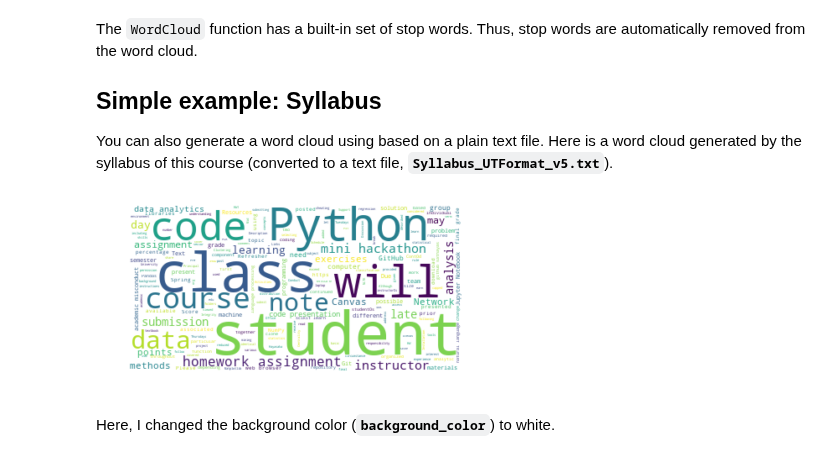
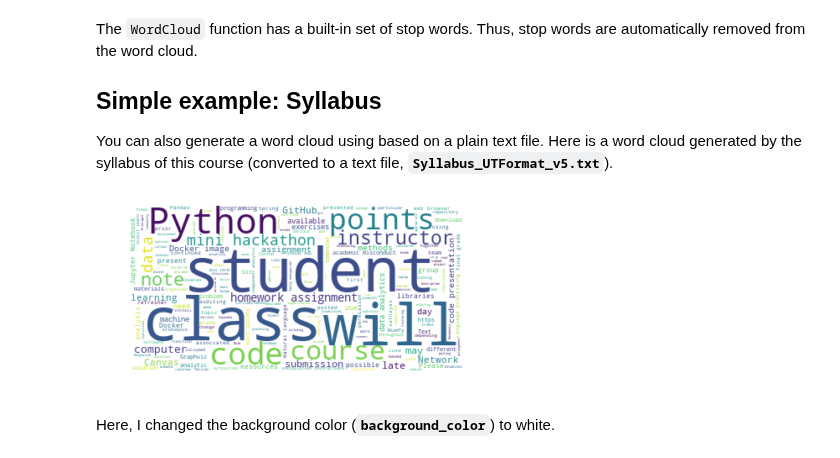
Before and after one commit to sathayas/JupyterAnalyticsSpring2019, a Jupyter notebook: WordCloud.ipynb, the cells around one changed output. Saved outputs shown, nothing was run; the diff lists cells and outputs as text; code cells hidden in the pictures.

```diff
--- a/WordCloud.ipynb
+++ b/WordCloud.ipynb
@@ -57,19 +54,19 @@ The `WordCloud` function has a built-in set of stop words. Thus, stop words are
 You can also generate a word cloud using based on a plain text file. Here is a word cloud generated by the syllabus of this course (converted to a text file, **`Syllabus_UTFormat_v5.txt`**).
 # %%
 # loading course syllabus
-f = open('Syllabus_UTFormat_v5.txt','r', encoding = "ISO-8859-1")
+f = open('Analytics_Syllabus_v2.txt','r', encoding = "ISO-8859-1")
 text = f.read()
 f.close()
 
 # Generate a word cloud image
 wordcloud = WordCloud(max_font_size=72, background_color='white').generate(text)
 
 # Display the generated image:
 plt.imshow(wordcloud, interpolation='bilinear')
 plt.axis("off")
 plt.show()
 # %% [output]
-[figure, old version]
+[figure, new version]
 # %% [markdown]
 Here, I changed the background color (**`background_color`**) to white.
 # %% [markdown]
```
Also changed, not shown: parts of 8 cells of this notebook.
